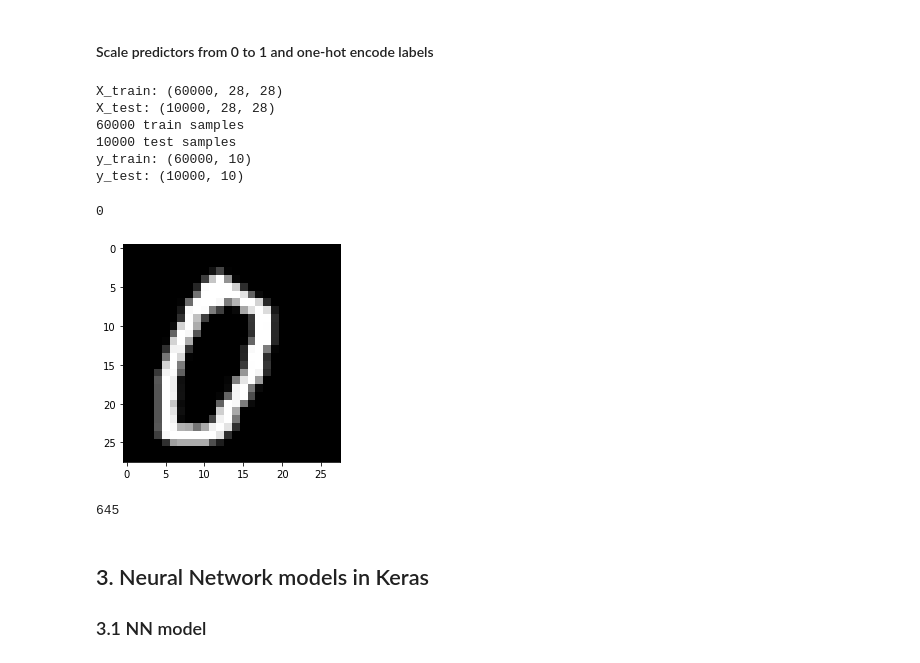
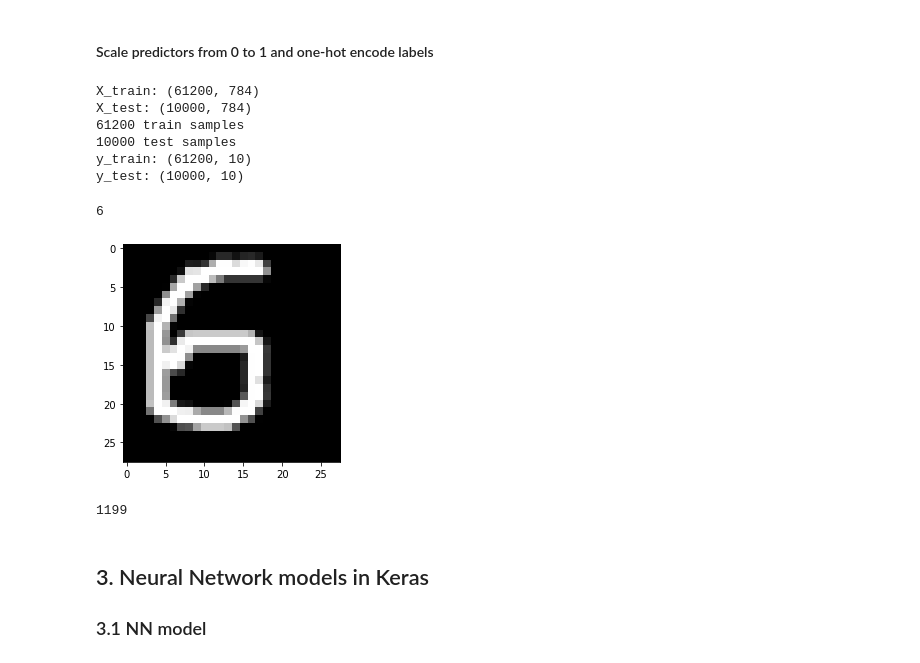
Before and after one commit to ysereda/Springboard, a Jupyter notebook: Capstone3.DigitRecognition_CNN.ipynb, the cells around one changed output. Drawn from its saved outputs; the diff is of its cells as text; code cells hidden in the pictures.

```diff
--- a/Capstone3.DigitRecognition_CNN.ipynb
+++ b/Capstone3.DigitRecognition_CNN.ipynb
@@ -86,7 +86,7 @@ The image data cannot be fed directly into the model so we need to perform some
 #### Training data format
 # %%
 # Keep image data as a matrix or convert to vector?
-mx = True # True/False: If false - as 28^2 vector for NN, if true - as 28 x 28 matrix for CNN
+mx = False # True/False: If false - as 28^2 vector for NN, if true - as 28 x 28 matrix for CNN
 sy = X_test.shape[1]; sx = X_test.shape[2]; # image sizes
 if mx:
     print(f"Images as {sy} x {sx} matrixes for training")
@@ -104,7 +106,7 @@ Images as 28 x 28 matrixes for training
 #### Add manually labeled images
 If some corrections were saved during previous digit recognitions, read them to add to the training dataset. Misclassified images were appended to a CSV file, and their manual labels were appended to a separate CSV file.
 # %%
-ml = 0; # manual labels
+ml = 1200;#1239; # manual labels
 if ml>0:
     saved_images = 'images.csv' # (n, sy*sx) n vectors with sy*sx components of 0-255, no header
     saved_labels = 'labels.csv' # scalars, no header
@@ -155,24 +167,24 @@ y_test = to_categorical(y_test, num_classes)
 print('y_train:', y_train.shape)
 print('y_test:', y_test.shape)
 # %% [output]
-X_train: (60000, 28, 28)
-X_test: (10000, 28, 28)
-60000 train samples
+X_train: (61200, 784)
+X_test: (10000, 784)
+61200 train samples
 10000 test samples
-y_train: (60000, 10)
+y_train: (61200, 10)
 y_test: (10000, 10)
 # %%
 #### Verify manual labels
-nl=nl+1
+nl=1199#nl+1
 plt.imshow(X_train.reshape(-1,sy,sx)[60000+nl], cmap='gray');
 print(np.argmax(y_train[60000+nl]))
 # %% [output]
-0
+6
-[figure, old version]
+[figure, new version]
 # %%
 print(nl)
 # %% [output]
-645
+1199
 # %% [markdown]
 ## 3. Neural Network models in Keras
 ### 3.1 NN model
```
Also changed, not shown: parts of 29 cells of this notebook.
